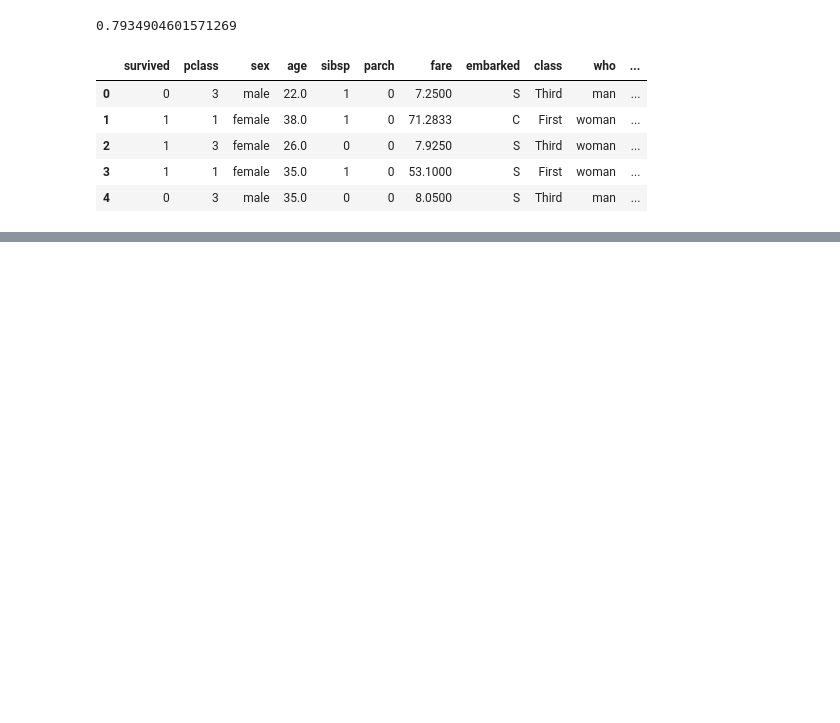
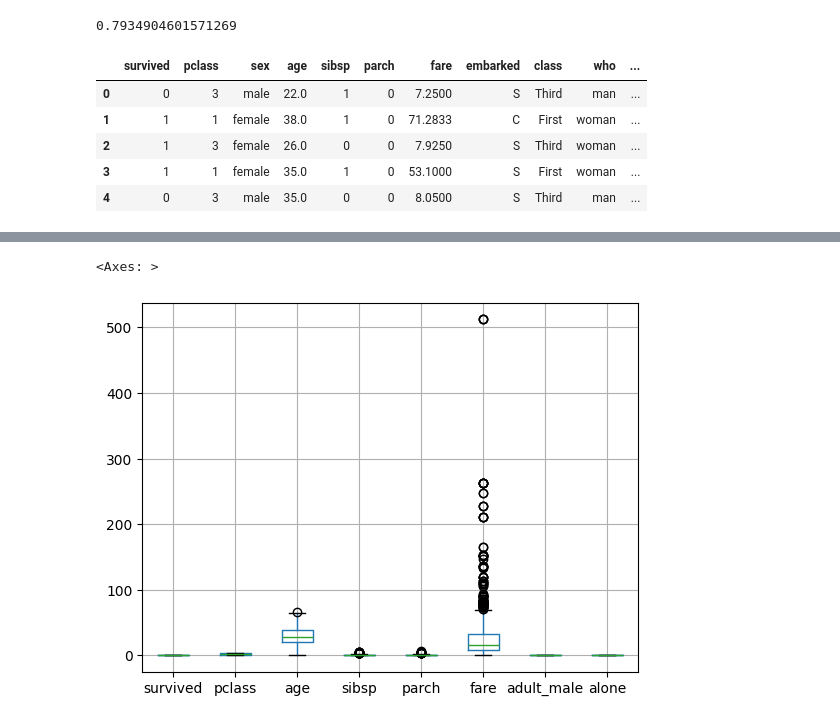
Before and after one commit to Syeda-Eman/40-days-of-Python, a Jupyter notebook: Day_11.ipynb, the cells around one changed output, grey strips where cells are left out. Saved outputs shown, nothing was run; the diff lists cells and outputs as text; code cells hidden in the pictures; blank space fills up the shorter version.

```diff
--- a/Day_11.ipynb
+++ b/Day_11.ipynb
@@ -221,0 +249,5 @@ titanic_clean.head()
+# %%
+titanic_clean.boxplot()
+# %% [output]
+<Axes: >
+[figure, added]
```
Also changed, not shown: parts of 14 cells of this notebook.
